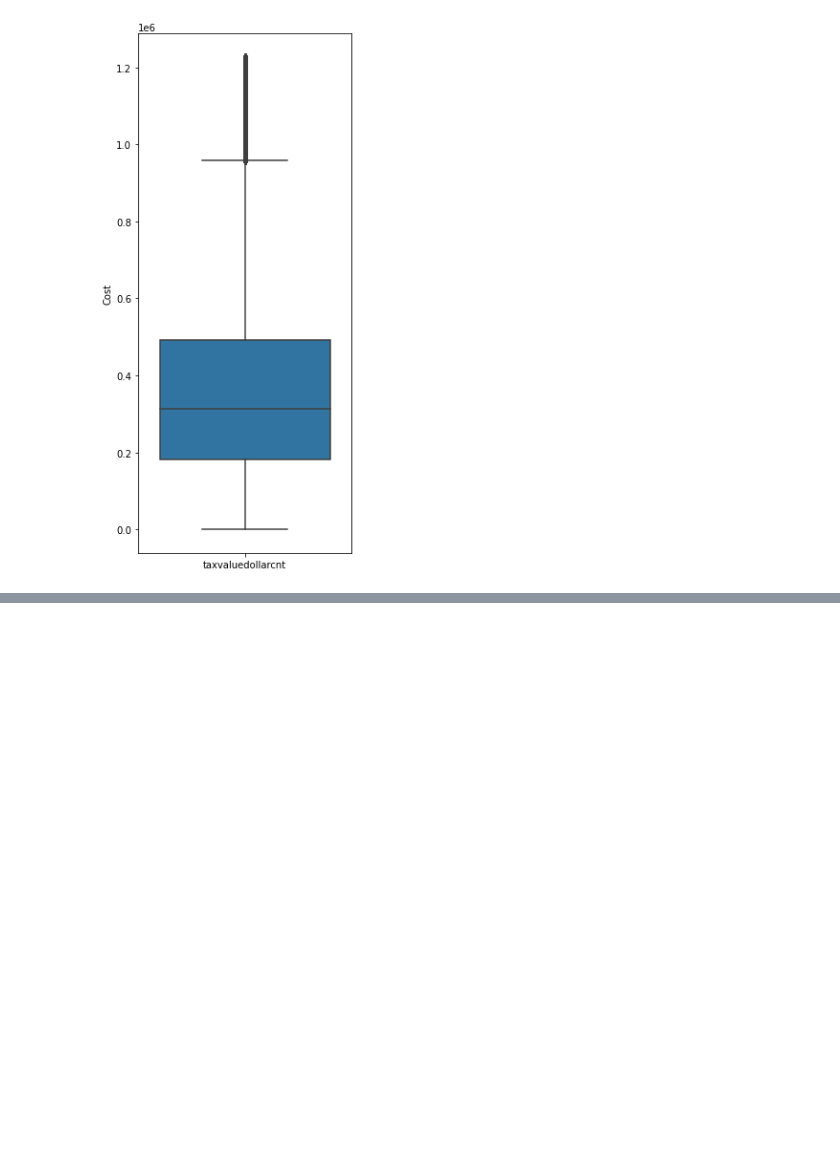
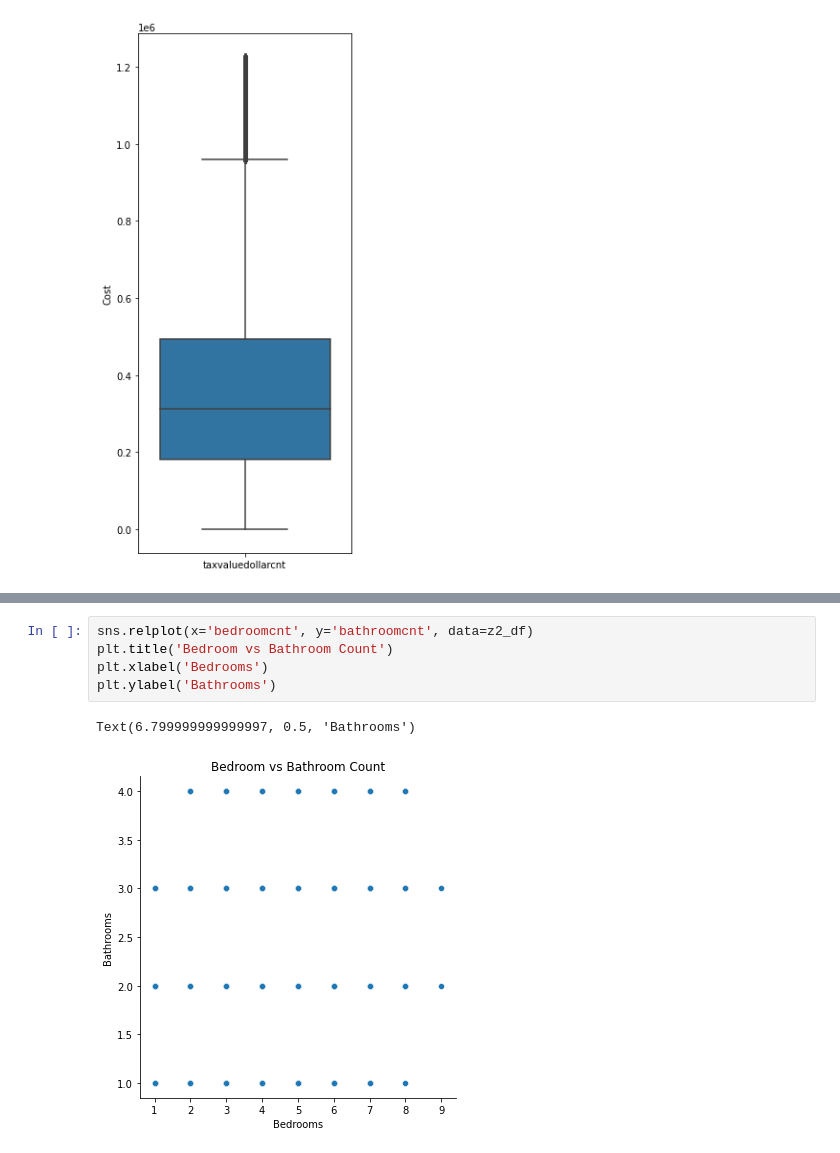
Before and after one commit to b-r-e-t-t/regression-exercises, a Jupyter notebook: wrangle.ipynb, the cells around one changed output, grey strips where cells are left out. Saved outputs shown, nothing was run; the diff lists cells and outputs as text; blank space fills up the shorter version.

```diff
--- a/wrangle.ipynb
+++ b/wrangle.ipynb
@@ -605,0 +633,8 @@ Name: bathroomcnt, dtype: int64
+# %%
+sns.relplot(x='bedroomcnt', y='bathroomcnt', data=z2_df)
+plt.title('Bedroom vs Bathroom Count')
+plt.xlabel('Bedrooms')
+plt.ylabel('Bathrooms')
+# %% [output]
+Text(6.799999999999997, 0.5, 'Bathrooms')
+[figure, added]
```
Also changed, not shown: parts of 20 cells of this notebook.
